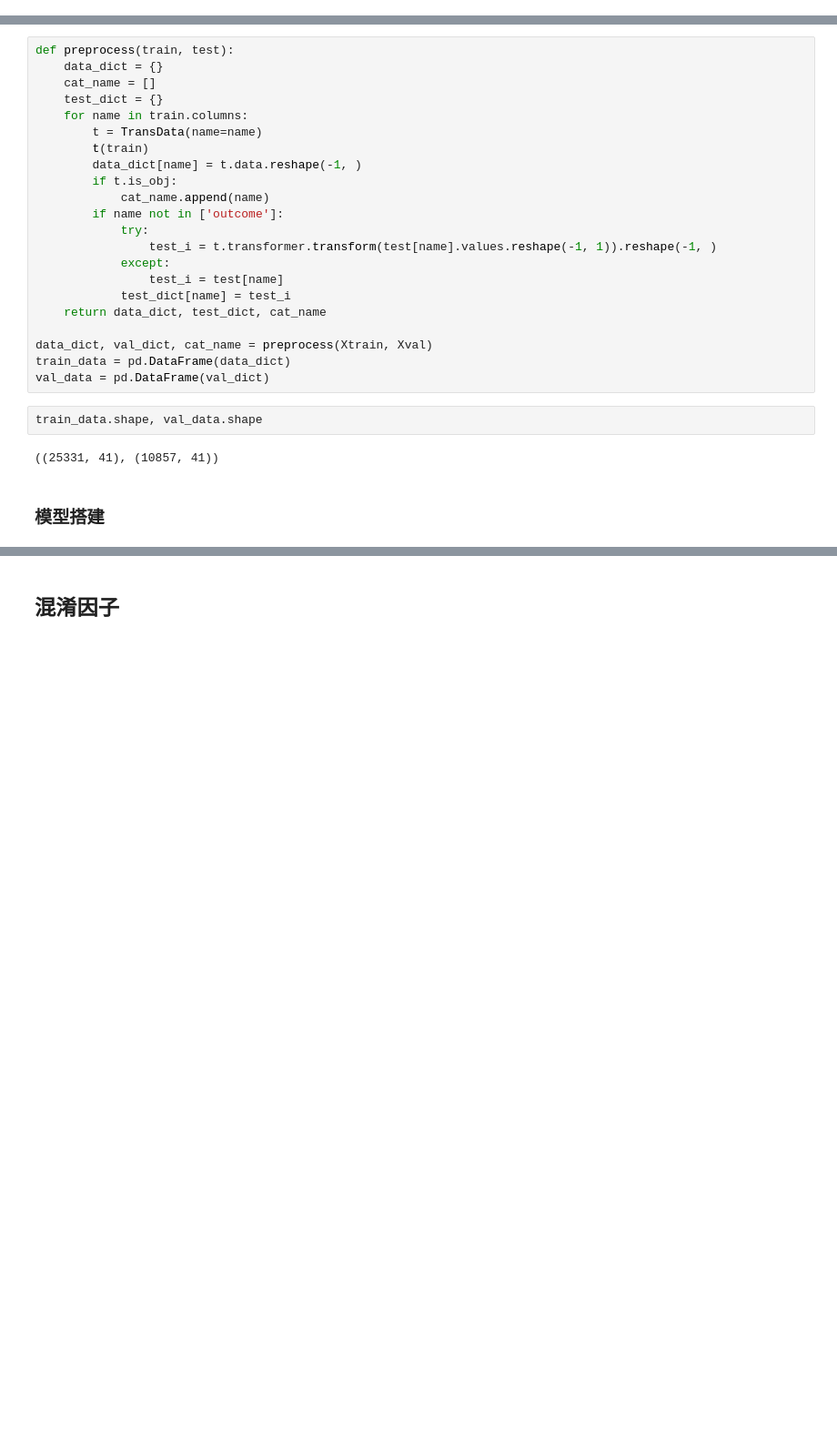
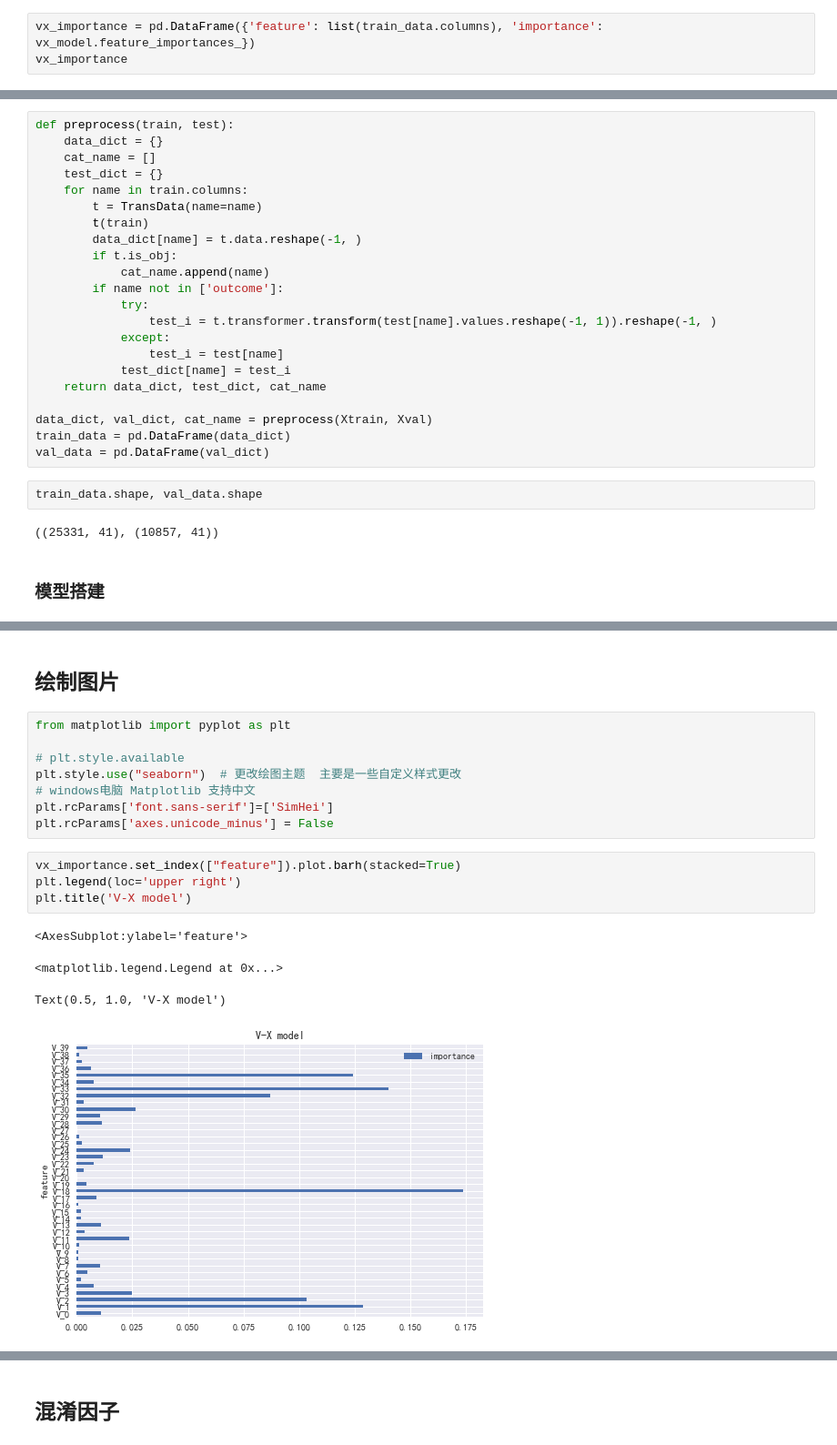
Before and after one commit to MuuYesen/causal-inference-resource, a Jupyter notebook: WAIC2022/code/2-v2/v2-model.ipynb, the cells around one changed output, grey strips where cells are left out. Shown at 91% size. Cells and saved outputs as stored; diff of their text form; blank space fills up the shorter version.

```diff
--- a/WAIC2022/code/2-v2/v2-model.ipynb
+++ b/WAIC2022/code/2-v2/v2-model.ipynb
@@ -131,0 +132,3 @@ RandomForestClassifier(criterion='entropy', max_depth=50, max_features=0.5,
+# %%
+vx_importance = pd.DataFrame({'feature': list(train_data.columns), 'importance': vx_model.feature_importances_})
+vx_importance
@@ -184,0 +227,19 @@ RandomForestRegressor(max_depth=100, max_features=0.5, n_estimators=150)
+# %% [markdown]
+## 绘制图片
+# %%
+from matplotlib import pyplot as plt
+
+# plt.style.available
+plt.style.use("seaborn")  # 更改绘图主题  主要是一些自定义样式更改
+# windows电脑 Matplotlib 支持中文
+plt.rcParams['font.sans-serif']=['SimHei']
+plt.rcParams['axes.unicode_minus'] = False
+# %%
+vx_importance.set_index(["feature"]).plot.barh(stacked=True)
+plt.legend(loc='upper right')
+plt.title('V-X model')
+# %% [output]
+<AxesSubplot:ylabel='feature'>
+<matplotlib.legend.Legend at 0x...>
+Text(0.5, 1.0, 'V-X model')
+[figure, added]
```
Also changed, not shown: parts of 11 cells of this notebook.
